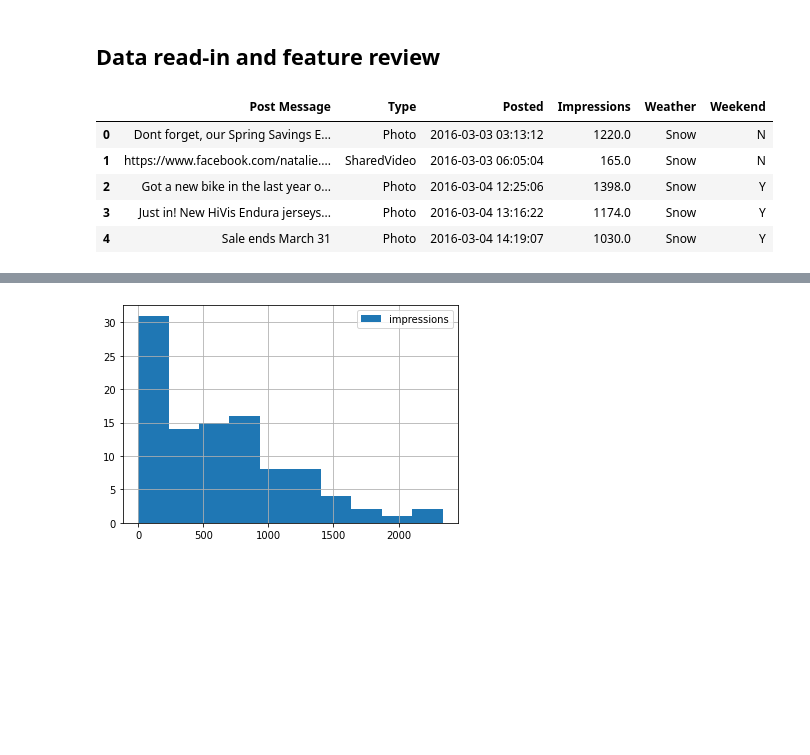
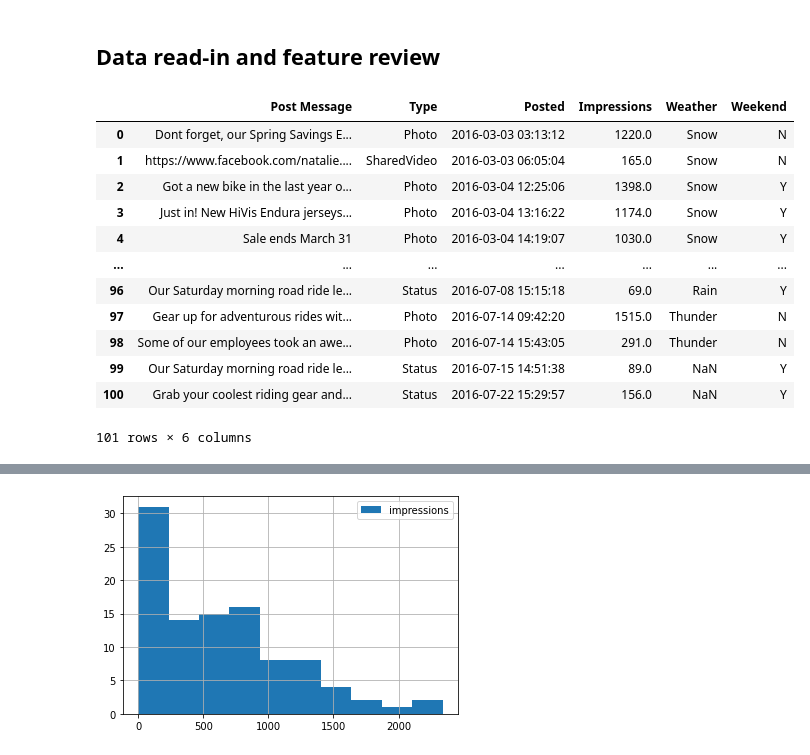
Before and after one commit to linesn/reddit_analysis, a Jupyter notebook: Notebooks/Facebook_impression_classification.ipynb, the cells around one changed output, grey strips where cells are left out. Cells and saved outputs as stored; diff of their text form; code cells hidden in the pictures; blank space fills up the shorter version.

```diff
--- a/Notebooks/Facebook_impression_classification.ipynb
+++ b/Notebooks/Facebook_impression_classification.ipynb
@@ -48,15 +64,24 @@ Drive already mounted at /content/drive; to attempt to forcibly remount, call dr
 ## Data read-in and feature review
 # %%
 df = pd.read_excel(DATA_DIR + "raw/SocialMediaInsightsforMachineLearning.xlsm", parse_dates=True)
+# %%
+df = df.drop(101)
 # %%
-df.head()
+df
 # %% [output]
 |  | Post Message | Type | Posted | Impressions | Weather | Weekend |
 | 0 | Dont forget, our Spring Savings E... | Photo | 2016-03-03 03:13:12 | 1220.0 | Snow | N |
 | 1 | https://www.facebook.com/natalie.... | SharedVideo | 2016-03-03 06:05:04 | 165.0 | Snow | N |
 | 2 | Got a new bike in the last year o... | Photo | 2016-03-04 12:25:06 | 1398.0 | Snow | Y |
 | 3 | Just in! New HiVis Endura jerseys... | Photo | 2016-03-04 13:16:22 | 1174.0 | Snow | Y |
 | 4 | Sale ends March 31 | Photo | 2016-03-04 14:19:07 | 1030.0 | Snow | Y |
+| ... | ... | ... | ... | ... | ... | ... |
+| 96 | Our Saturday morning road ride le... | Status | 2016-07-08 15:15:18 | 69.0 | Rain | Y |
+| 97 | Gear up for adventurous rides wit... | Photo | 2016-07-14 09:42:20 | 1515.0 | Thunder | N |
+| 98 | Some of our employees took an awe... | Photo | 2016-07-14 15:43:05 | 291.0 | Thunder | N |
+| 99 | Our Saturday morning road ride le... | Status | 2016-07-15 14:51:38 | 89.0 | NaN | Y |
+| 100 | Grab your coolest riding gear and... | Status | 2016-07-22 15:29:57 | 156.0 | NaN | Y |
+101 rows × 6 columns
 # %%
 print(f"There are {df.shape[0]} data points and {df.shape[1]} columns")
 # %% [output]
```
Also changed, not shown: parts of 21 cells of this notebook.
